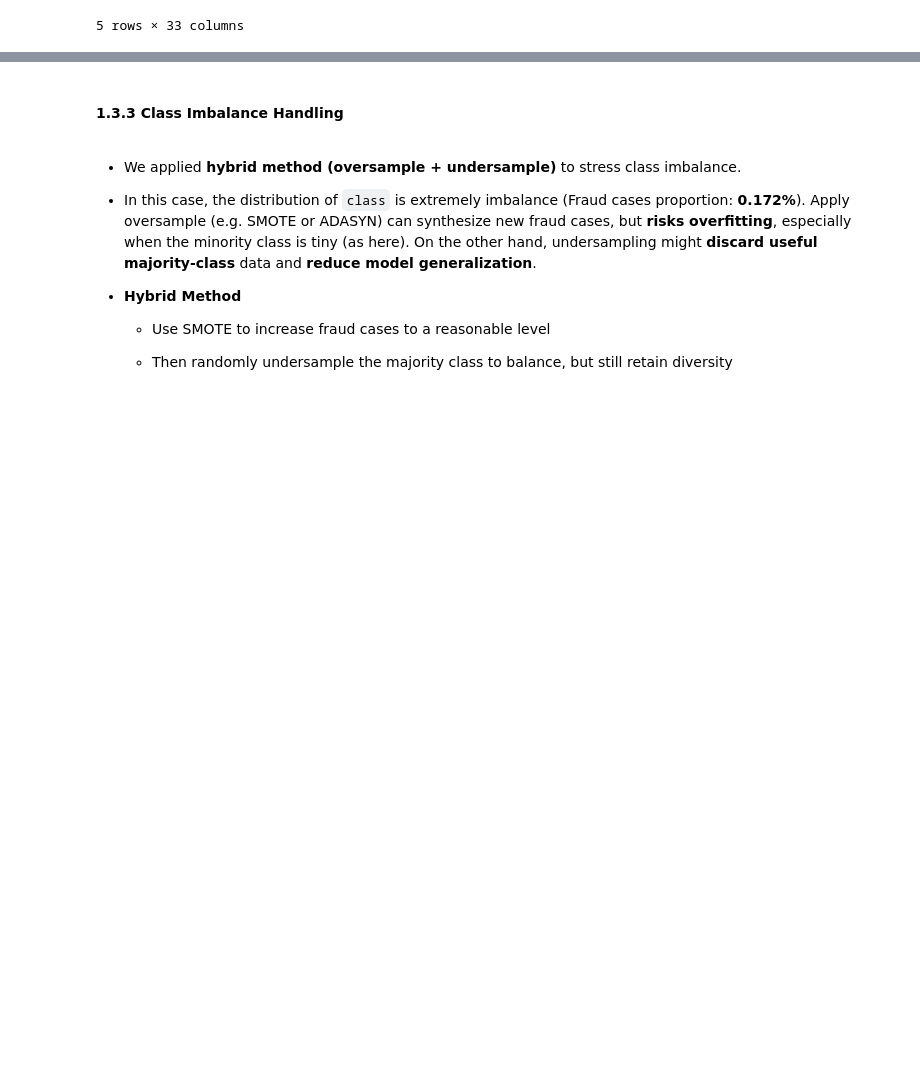
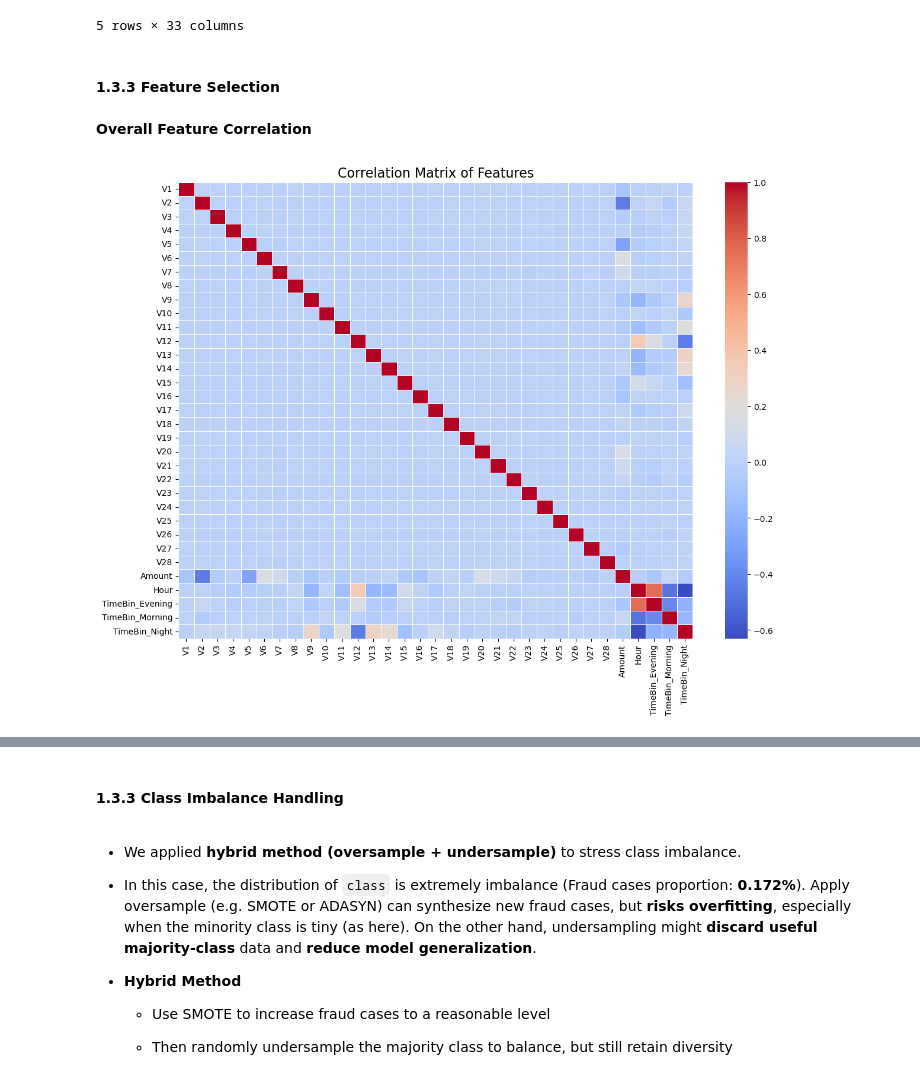
Before and after one commit to Geethika2506/Machine-Learning-final-project, a Jupyter notebook: Final_project.ipynb, the cells around one changed output, grey strips where cells are left out. Drawn from its saved outputs; the diff is of its cells as text; code cells hidden in the pictures; blank space fills up the shorter version.

Commit message:
feature selection&framework orgnisation

```diff
--- a/Final_project.ipynb
+++ b/Final_project.ipynb
@@ -408,3 +386,21 @@ X_train.head()
 | 58619 | -0.518847 | 1.025087 | -0.614624 | -0.780959 | 2.474666 | 3.335055 | 0.046111 | 0.794249 | -0.322448 | 0.128383 | ... | ... |
 | 191638 | -0.640421 | 0.212171 | 0.283341 | -1.786916 | 2.616127 | 4.024863 | -0.198897 | 0.937087 | 0.474428 | -0.283699 | ... | ... |
 5 rows × 33 columns
+# %% [markdown]
+#### **1.3.3 Feature Selection**
+# %% [markdown]
+**Overall Feature Correlation**
+# %%
+import seaborn as sns
+import matplotlib.pyplot as plt
+
+# Compute correlation matrix
+corr_matrix = X_train.corr()
+
+# Set up the matplotlib figure
+plt.figure(figsize=(14,10))
+sns.heatmap(corr_matrix, cmap='coolwarm', annot=False, fmt=".2f", linewidths=0.5)
+plt.title("Correlation Matrix of Features", fontsize=16)
+plt.show()
+# %% [output]
+[figure, new version]
```
Also changed, not shown: parts of 13 cells of this notebook.
